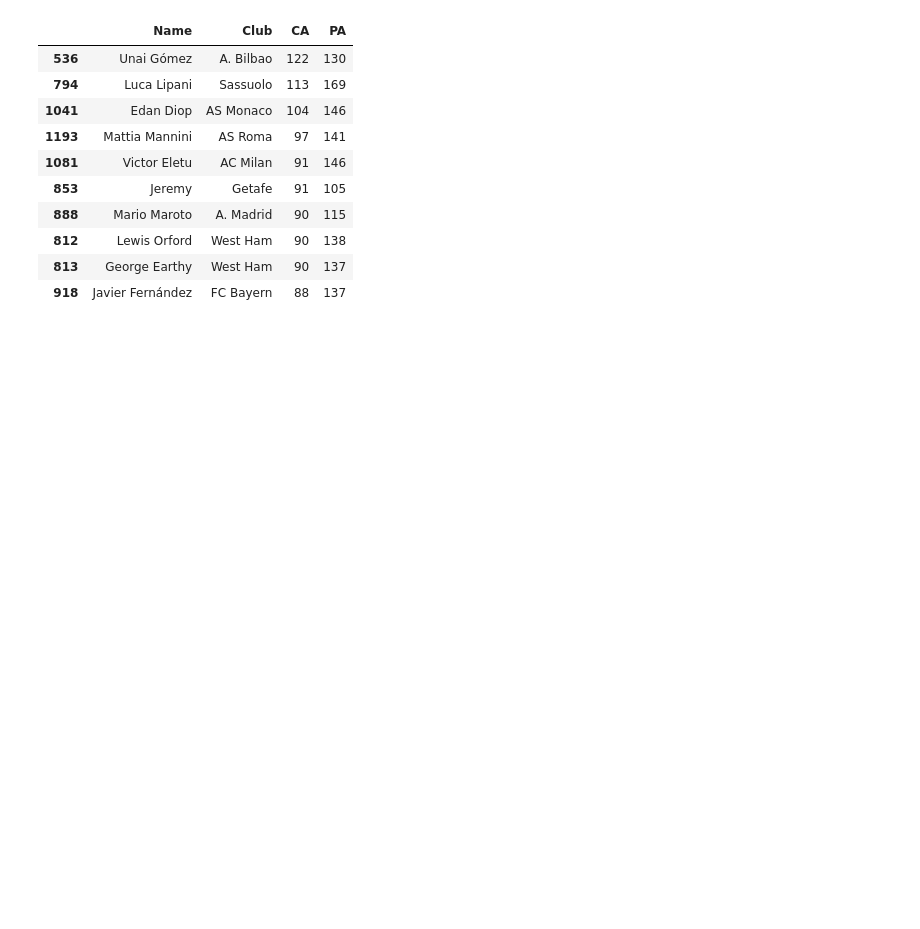
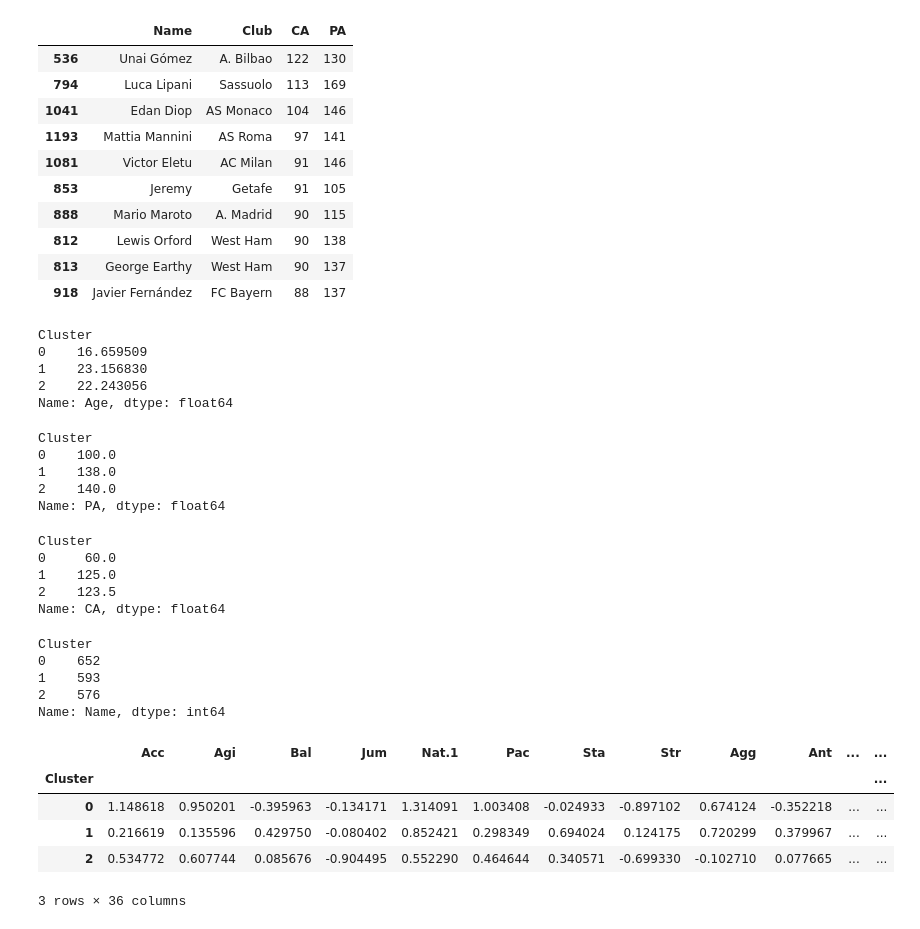
Before and after one commit to rounakk001/FootPlays-Football-Player-Role-Clustering-Tactical-Analysis, a Jupyter notebook: notebooks/k-mediods/k3.ipynb, the cells around one changed output. Drawn from its saved outputs; the diff is of its cells as text; code cells hidden in the pictures; blank space fills up the shorter version.

```diff
--- a/notebooks/k-mediods/k3.ipynb
+++ b/notebooks/k-mediods/k3.ipynb
@@ -191,3 +191,45 @@ for c in df_with_clusters["Cluster"].unique():
 | 812 | Lewis Orford | West Ham | 90 | 138 |
 | 813 | George Earthy | West Ham | 90 | 137 |
 | 918 | Javier Fernández | FC Bayern | 88 | 137 |
+# %%
+df_with_clusters.groupby("Cluster")["Age"].mean()
+# %% [output]
+Cluster
+0    16.659509
+1    23.156830
+2    22.243056
+Name: Age, dtype: float64
+# %%
+df_with_clusters.groupby("Cluster")["PA"].median()
+# %% [output]
+Cluster
+0    100.0
+1    138.0
+2    140.0
+Name: PA, dtype: float64
+# %%
+df_with_clusters.groupby("Cluster")["CA"].median()
+# %% [output]
+Cluster
+0     60.0
+1    125.0
+2    123.5
+Name: CA, dtype: float64
+# %%
+df_with_clusters.groupby("Cluster")["Name"].count()
+# %% [output]
+Cluster
+0    652
+1    593
+2    576
+Name: Name, dtype: int64
+# %%
+cols = X.columns.tolist()
+df_engineered.groupby("Cluster")[cols].mean()
+# %% [output]
+|  | Acc | Agi | Bal | Jum | Nat.1 | Pac | Sta | Str | Agg | Ant | ... | ... |
+| Cluster |  |  |  |  |  |  |  |  |  |  |  | ... |
+| 0 | 1.148618 | 0.950201 | -0.395963 | -0.134171 | 1.314091 | 1.003408 | -0.024933 | -0.897102 | 0.674124 | -0.352218 | ... | ... |
+| 1 | 0.216619 | 0.135596 | 0.429750 | -0.080402 | 0.852421 | 0.298349 | 0.694024 | 0.124175 | 0.720299 | 0.379967 | ... | ... |
+| 2 | 0.534772 | 0.607744 | 0.085676 | -0.904495 | 0.552290 | 0.464644 | 0.340571 | -0.699330 | -0.102710 | 0.077665 | ... | ... |
+3 rows × 36 columns
```
Also changed, not shown: parts of 1 cell of this notebook.
